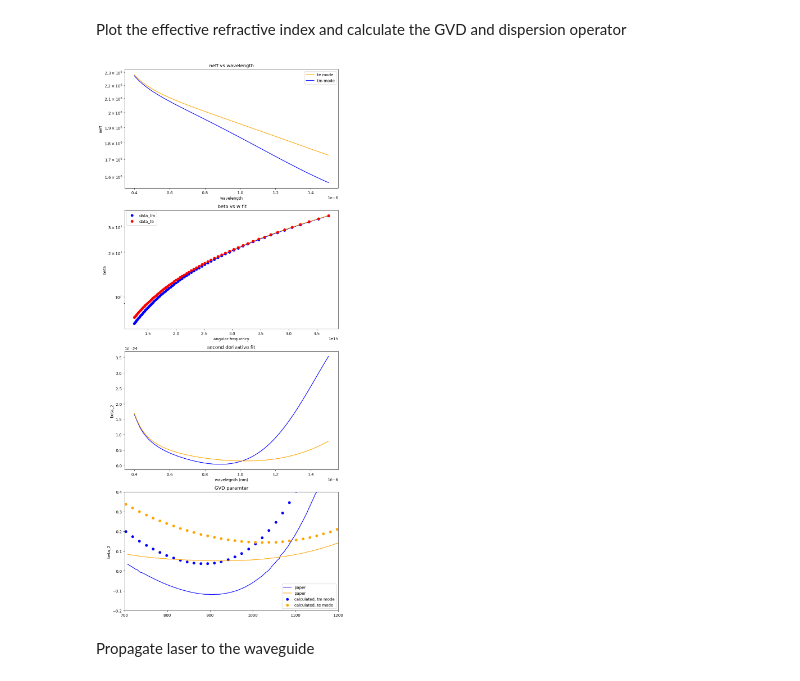
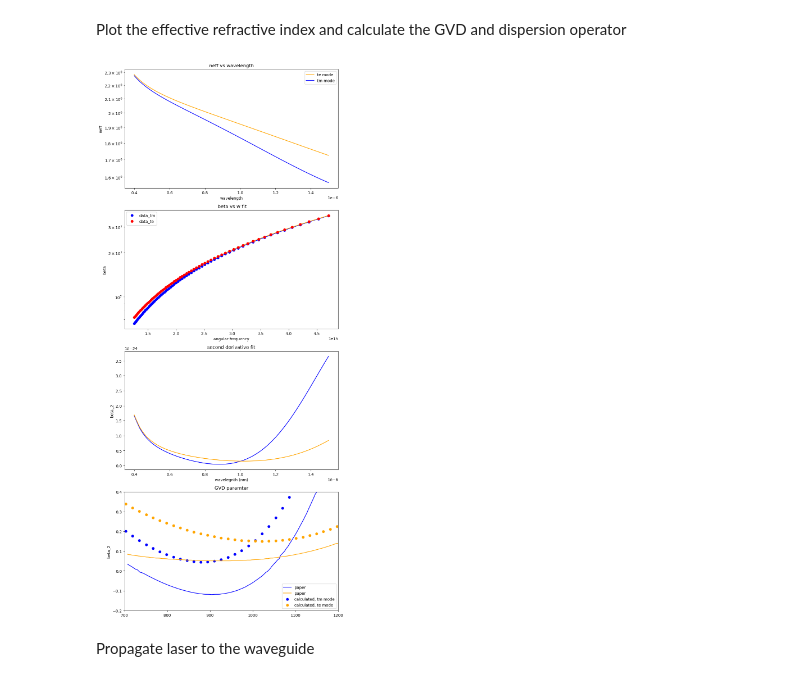
Before and after one commit to elizaleung830/SC-generation-stimulation, a Jupyter notebook: SCG_Stimulation/Benchmark/pynlo/Escale_M_2020/code/Fig_2_and_3.ipynb, the cells around one changed output. Cells and saved outputs as stored; diff of their text form; code cells hidden in the pictures.

Commit message:
adjust data for fig 5d

```diff
--- a/SCG_Stimulation/Benchmark/pynlo/Escale_M_2020/code/Fig_2_and_3.ipynb
+++ b/SCG_Stimulation/Benchmark/pynlo/Escale_M_2020/code/Fig_2_and_3.ipynb
@@ -94,7 +126,7 @@ from scipy.interpolate import UnivariateSpline
 from scipy.constants import speed_of_light as c
 import pandas as pd
 
-data = np.load(f"data_h_{0.25}_w_{0.7}_ne.npz")
+data = np.load(f"data_h_{0.25}_w_{0.7}_ne_film.npz")
 neff_list_tm = np.array(data['neff_list_tm'])
 neff_list_te = np.array(data['neff_list_te'])
 wls = data['wls'] *1e-9
@@ -107,6 +139,7 @@ sorted_beta_tm = beta_tm[::-1]
 sorted_beta_te = beta_te[::-1]
 fig, axs = plt.subplots(4, 1, figsize=(9,20))
 
+#-----------fit neff spline----------------------------------
 y_spl_tm = UnivariateSpline(sorted_w,sorted_beta_tm,s=0,k=3)
 y_spl_te = UnivariateSpline(sorted_w,sorted_beta_te,s=0,k=3)
 w_range = np.linspace(wls[0],wls[-1],1000)
@@ -128,7 +161,8 @@ axs[1].semilogy(x_range,y_spl_te(x_range), color="orange")
 axs[1].semilogy(angular_freq(wls),beta_tm,'bo',label = 'data_tm')
 axs[1].semilogy(angular_freq(wls),beta_te,'ro',label = 'data_te')
 axs[1].legend()
-#-----------b plot-----------------
+
+#-----------beta_2 plot-----------------
 y_spl_2d_tm = y_spl_tm.derivative(n=2)
 y_spl_2d_te = y_spl_te.derivative(n=2)
 axs[2].set_xlabel("wavelegnth (nm)")
@@ -136,34 +170,34 @@ axs[2].set_ylabel("beta_2")
 axs[2].set_title("second derivative fit")
 axs[2].plot(w_range,y_spl_2d_tm(x_range) , color="blue")
 axs[2].plot(w_range,y_spl_2d_te(x_range) , color="orange")
 
 
 #-----------plot reference data __________________
 ref_tm = pd.read_csv("../reference_data/beta_tm.csv", dtype=np.float64)
 ref_tm_x, ref_tm_y = np.split(ref_tm.values, 2, axis=1)
 axs[3].plot(ref_tm_x, ref_tm_y, c="blue", label = "paper")
 
 ref_te = pd.read_csv("../reference_data/beta_te.csv", dtype=np.float64)
 ref_te_x, ref_te_y = np.split(ref_te.values, 2, axis=1)
 axs[3].plot(ref_te_x, ref_te_y, c="orange", label = "paper")
 
 #-----------beta_2 plot---------------------------
 beta_2_tm = y_spl_2d_tm(angular_freq(wls)) * 1e24
 beta_2_te = y_spl_2d_te(angular_freq(wls)) * 1e24
 
 axs[3].scatter(wls * 1e9, beta_2_tm, label = "calculated, tm mode", c="blue")
 axs[3].scatter(wls * 1e9, beta_2_te, label = "calculated, te mode", c="orange")
 
 axs[3].set_ylabel("beta_2")
 axs[3].set_ylim(-0.2,0.4)
 axs[3].set_xlim(700,1200)
 axs[3].set_title("GVD paramter")
 axs[3].legend()
 
 plt.tight_layout()
 plt.show()
 # %% [output]
-[figure, old version]
+[figure, new version]
 # %% [markdown]
 Propagate laser to the waveguide
 # %%
```
Also changed, not shown: parts of 2 cells of this notebook, 11 other files.
